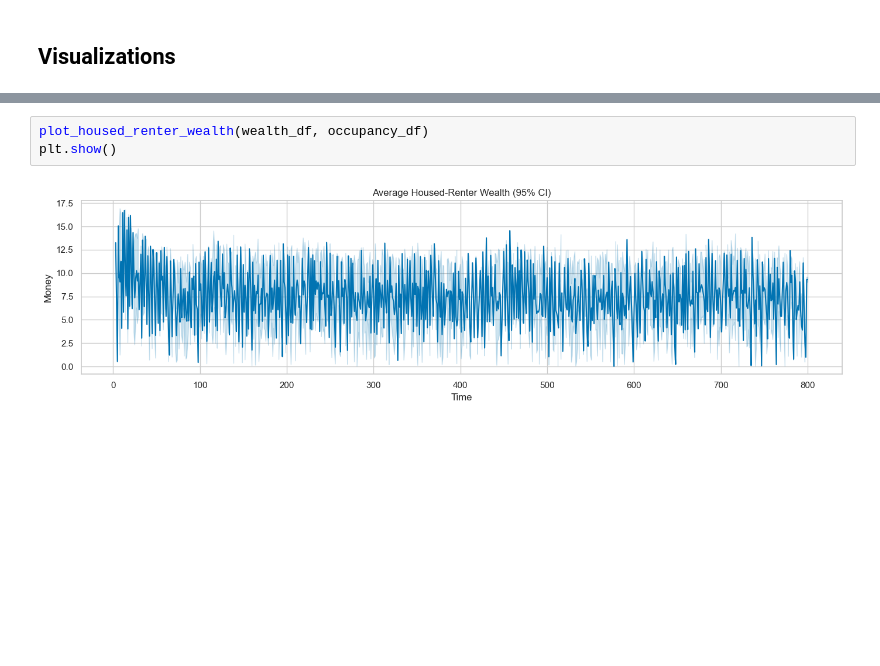
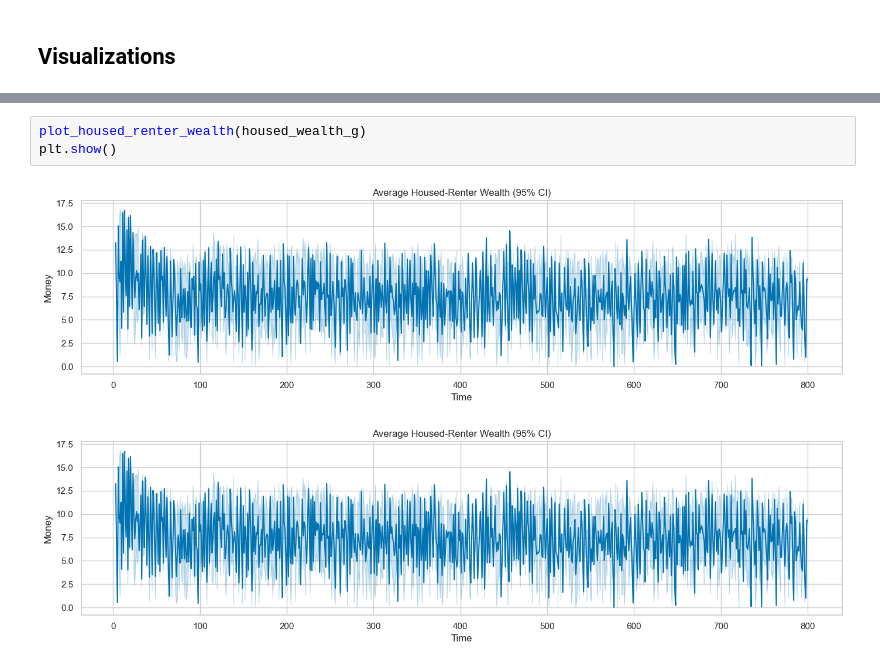
Before and after one commit to ELC/housing-market-simulation, a Jupyter notebook: book/chapters/03_simulation.ipynb, the cells around one changed output, grey strips where cells are left out. Drawn from its saved outputs; the diff is of its cells as text; blank space fills up the shorter version.

```diff
--- a/book/chapters/03_simulation.ipynb
+++ b/book/chapters/03_simulation.ipynb
@@ -173,8 +198,9 @@ plt.show()
 # %% [output]
 [figure]
 # %%
-plot_housed_renter_wealth(wealth_df, occupancy_df)
+plot_housed_renter_wealth(housed_wealth_g)
 plt.show()
 # %% [output]
 [figure]
+[figure, added]
 # %%
```
Also changed, not shown: parts of 12 cells of this notebook, 23 other files.
